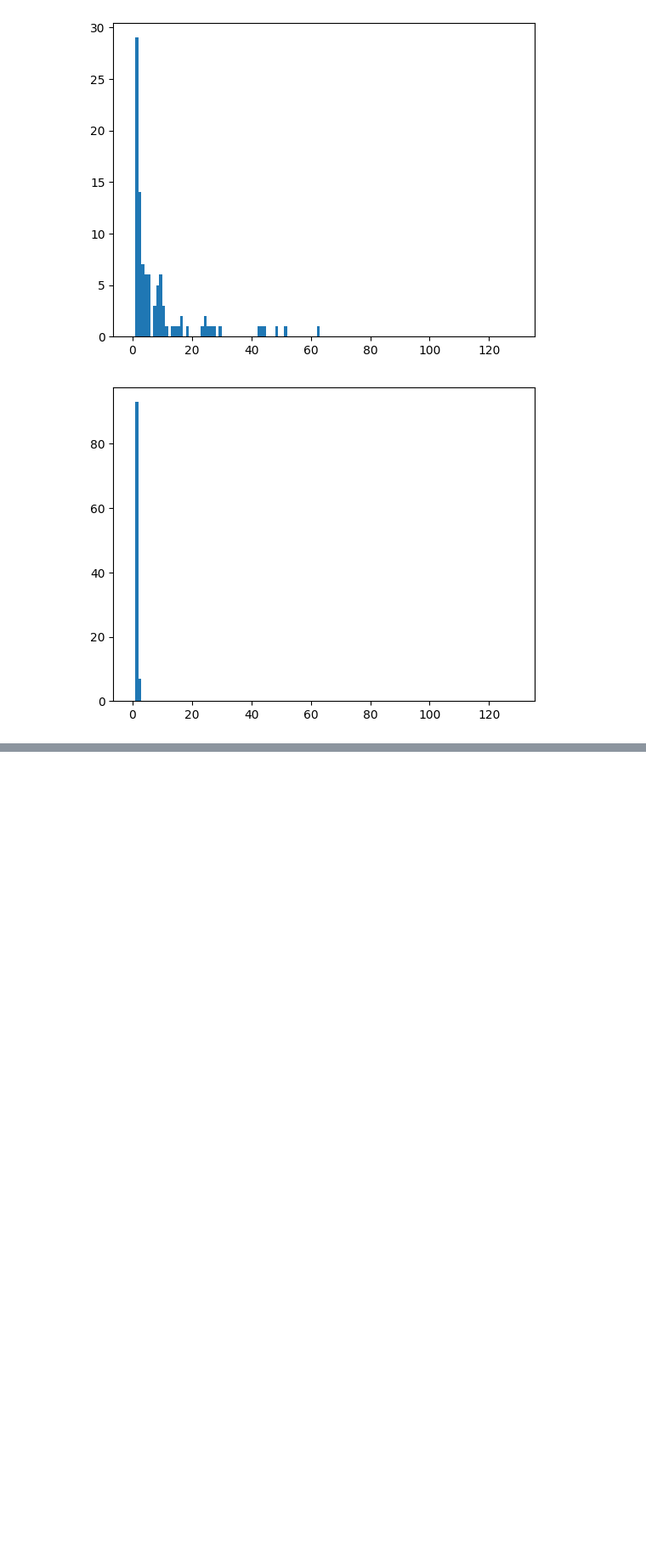
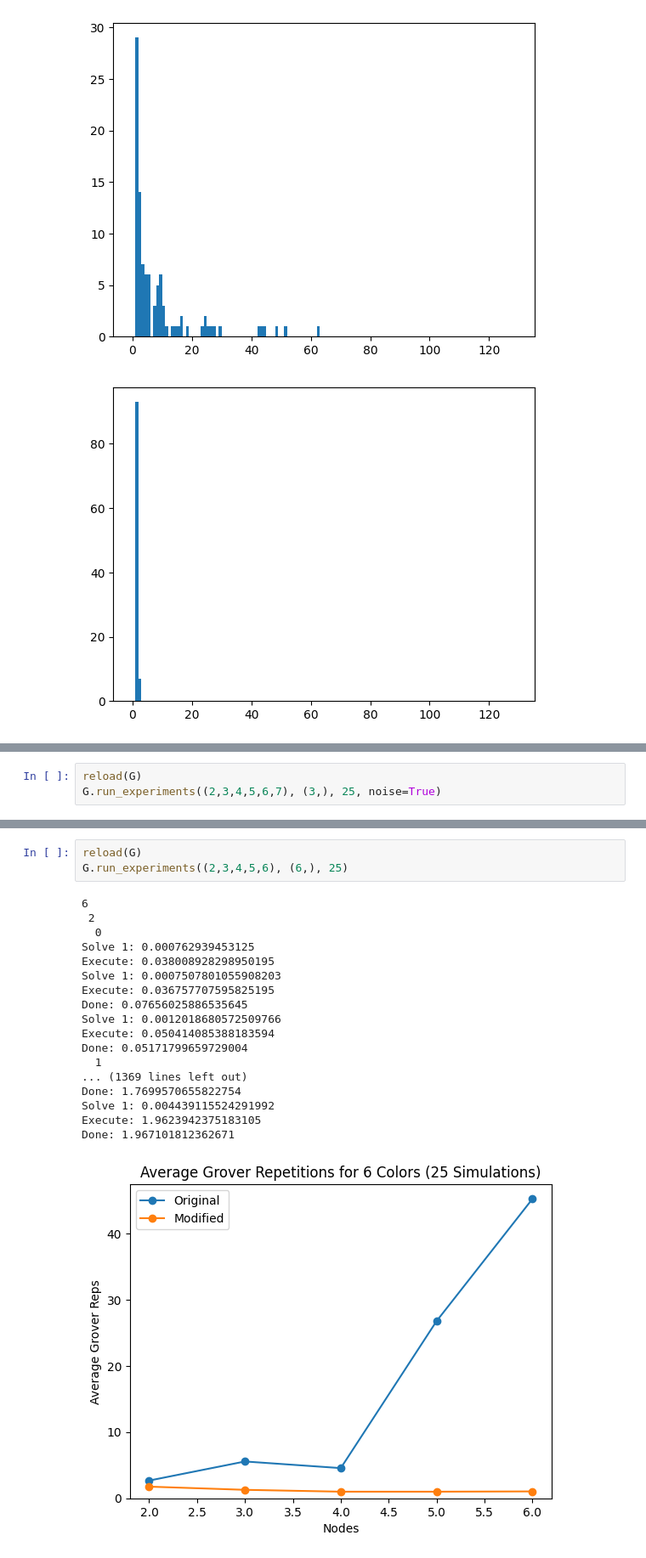
Before and after one commit to TheMLevin/GroverGraphSolver, a Jupyter notebook: tester.ipynb, the cells around one changed output, grey strips where cells are left out. Shown at 85% size. Drawn from its saved outputs; the diff is of its cells as text; blank space fills up the shorter version.

```diff
--- a/tester.ipynb
+++ b/tester.ipynb
@@ -108,0 +114,3 @@ KeyboardInterrupt:
+# %%
+reload(G)
+G.run_experiments((2,3,4,5,6,7), (3,), 25, noise=True)
@@ -108,0 +129,22 @@ KeyboardInterrupt:
+# %%
+reload(G)
+G.run_experiments((2,3,4,5,6), (6,), 25)
+# %% [output]
+6
+ 2
+  0
+Solve 1: 0.000762939453125
+Execute: 0.038008928298950195
+Solve 1: 0.0007507801055908203
+Execute: 0.036757707595825195
+Done: 0.07656025886535645
+Solve 1: 0.0012018680572509766
+Execute: 0.050414085388183594
+Done: 0.05171799659729004
+  1
+... (1369 lines left out)
+Done: 1.7699570655822754
+Solve 1: 0.004439115524291992
+Execute: 1.9623942375183105
+Done: 1.967101812362671
+[figure, added]
```
Also changed, not shown: parts of 22 cells of this notebook, 4 other files.
